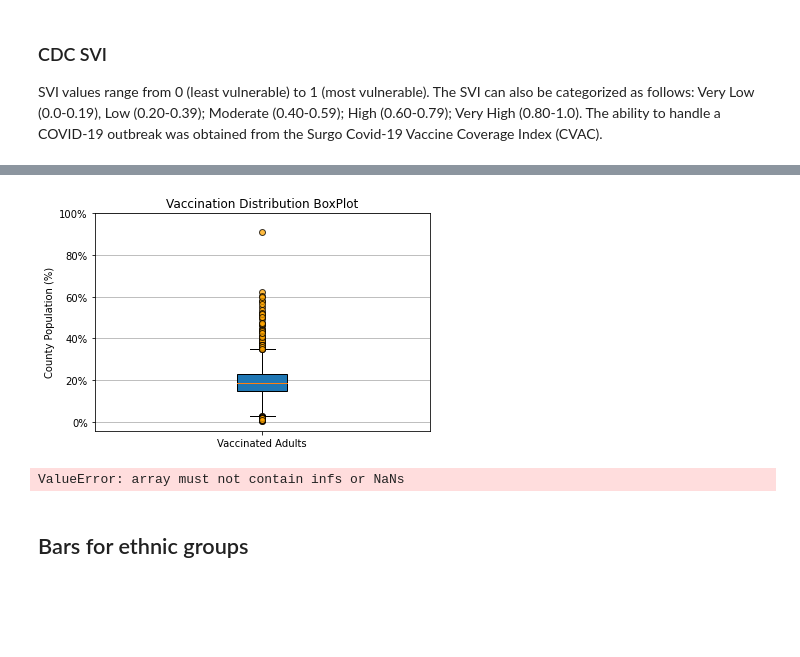
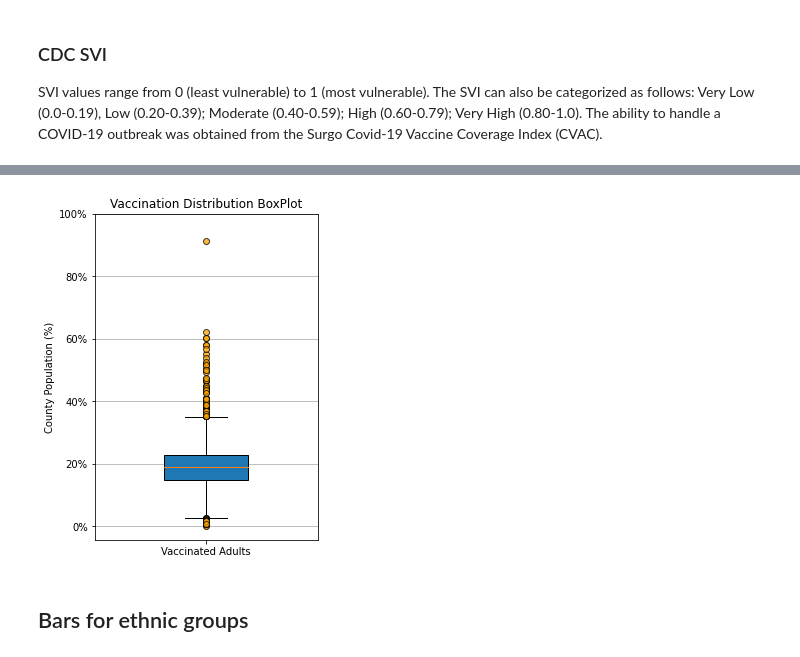
Before and after one commit to mgeffroy/P1-US-COVID-19-Vaccination-Campaign, a Jupyter notebook: P1.3_Scatter.ipynb, the cells around one changed output, grey strips where cells are left out. Saved outputs shown, nothing was run; the diff lists cells and outputs as text; code cells hidden in the pictures; blank space fills up the shorter version.

```diff
--- a/P1.3_Scatter.ipynb
+++ b/P1.3_Scatter.ipynb
@@ -447,31 +480,0 @@ plt.show()
-# %%
-x_values = scatter_df['Patients']
-y_values = scatter_df['Percent adults fully vaccinated against COVID-19']
-
-## BOX PLOT
-## Set Box Plot parameters
-outlier_style = dict(markerfacecolor='orange', marker='o', alpha=0.75)
-plt.boxplot(y_values, patch_artist=True, flierprops=outlier_style)
-
-# Give the chart a title and y label
-plt.title("Vaccination Distribution BoxPlot")
-plt.ylabel("County Population (%)")
-# Set x_axis properties
-plt.xticks([1],["Vaccinated Adults"])
-# Set y_axis properties
-y_ticks = [i/100 for i in range(0, 100+1, 20)]
-y_ticks_labels = [f'{i/100:.0%}' for i in range(0, 100+1, 20)]
-plt.yticks(y_ticks, y_ticks_labels, rotation=0)
-
-## Show grid
-plt.grid(axis='y')
-## Save plot
-plt.savefig("figures/vaccination_boxplot.png")
-## Show plot
-plt.show()
-# %% [output]
-[figure, removed]
-# %%
-st.pearsonr(x_values.values, y_values.values)
-# %% [output]
-ValueError: array must not contain infs or NaNs
@@ -482,3 +481,34 @@ y_values
+# %%
+x_values = scatter_df['Patients']
+y_values = scatter_df['Percent adults fully vaccinated against COVID-19']
+
+## BOX PLOT
+## Set Box Plot parameters
+plt.figure(figsize=(4,6))
+outlier_style = dict(markerfacecolor='orange', marker='o', alpha=0.75)
+plt.boxplot(y_values, patch_artist=True, flierprops=outlier_style)
+
+# Give the chart a title and y label
+plt.title("Vaccination Distribution BoxPlot")
+plt.ylabel("County Population (%)")
+# Set x_axis properties
+plt.xticks([1],["Vaccinated Adults"])
+# Set y_axis properties
+y_ticks = [i/100 for i in range(0, 100+1, 20)]
+y_ticks_labels = [f'{i/100:.0%}' for i in range(0, 100+1, 20)]
+plt.yticks(y_ticks, y_ticks_labels, rotation=0)
+
+# Set the limits of the x axis
+plt.xlim(0.8, 1.2)
+
+## Show grid
+plt.grid(axis='y')
+## Save plot
+plt.savefig("figures/vaccination_boxplot.png")
+## Show plot
+plt.show()
+# %% [output]
+[figure, added]
 # %% [markdown]
 ## Bars for ethnic groups
 # %% [markdown]
```
Also changed, not shown: parts of 9 cells of this notebook, 5 other files.
